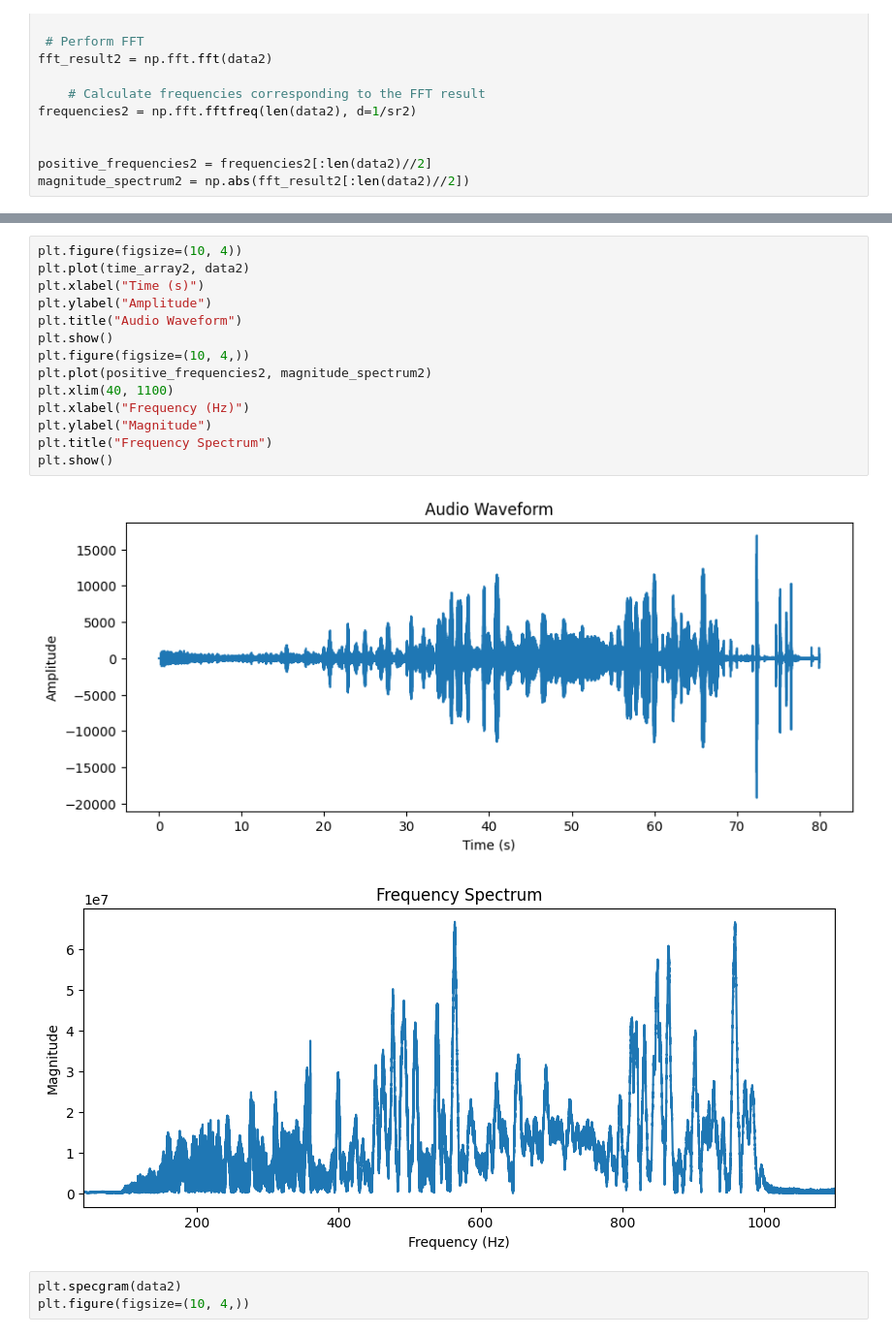
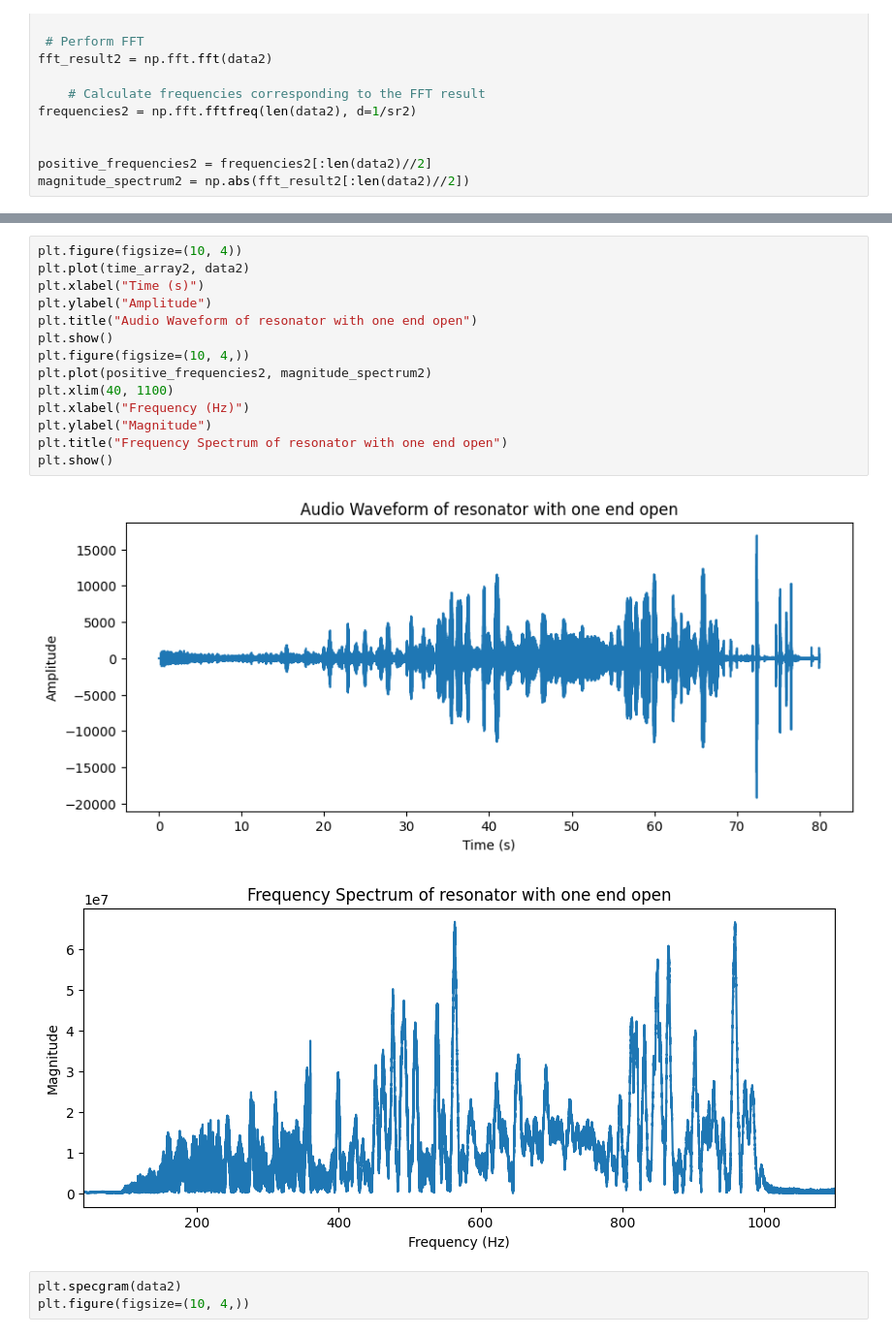
Before and after one commit to massiegabe/Acousticsproject, a Jupyter notebook: project.ipynb, the cells around one changed output, grey strips where cells are left out. Shown at 97% size. Drawn from its saved outputs; the diff is of its cells as text.

```diff
--- a/project.ipynb
+++ b/project.ipynb
@@ -87,20 +84,20 @@ magnitude_spectrum2 = np.abs(fft_result2[:len(data2)//2])
 # %%
 plt.figure(figsize=(10, 4))
 plt.plot(time_array2, data2)
 plt.xlabel("Time (s)")
 plt.ylabel("Amplitude")
-plt.title("Audio Waveform")
+plt.title("Audio Waveform of resonator with one end open")
 plt.show()
 plt.figure(figsize=(10, 4,))
 plt.plot(positive_frequencies2, magnitude_spectrum2)
 plt.xlim(40, 1100)
 plt.xlabel("Frequency (Hz)")
 plt.ylabel("Magnitude")
-plt.title("Frequency Spectrum")
+plt.title("Frequency Spectrum of resonator with one end open")
 plt.show()
 # %% [output]
-[figure, old version]
+[figure, new version]
-[figure, old version]
+[figure, new version]
 # %%
 plt.specgram(data2)
 plt.figure(figsize=(10, 4,))
```
Also changed, not shown: parts of 5 cells of this notebook, 2 other files.
